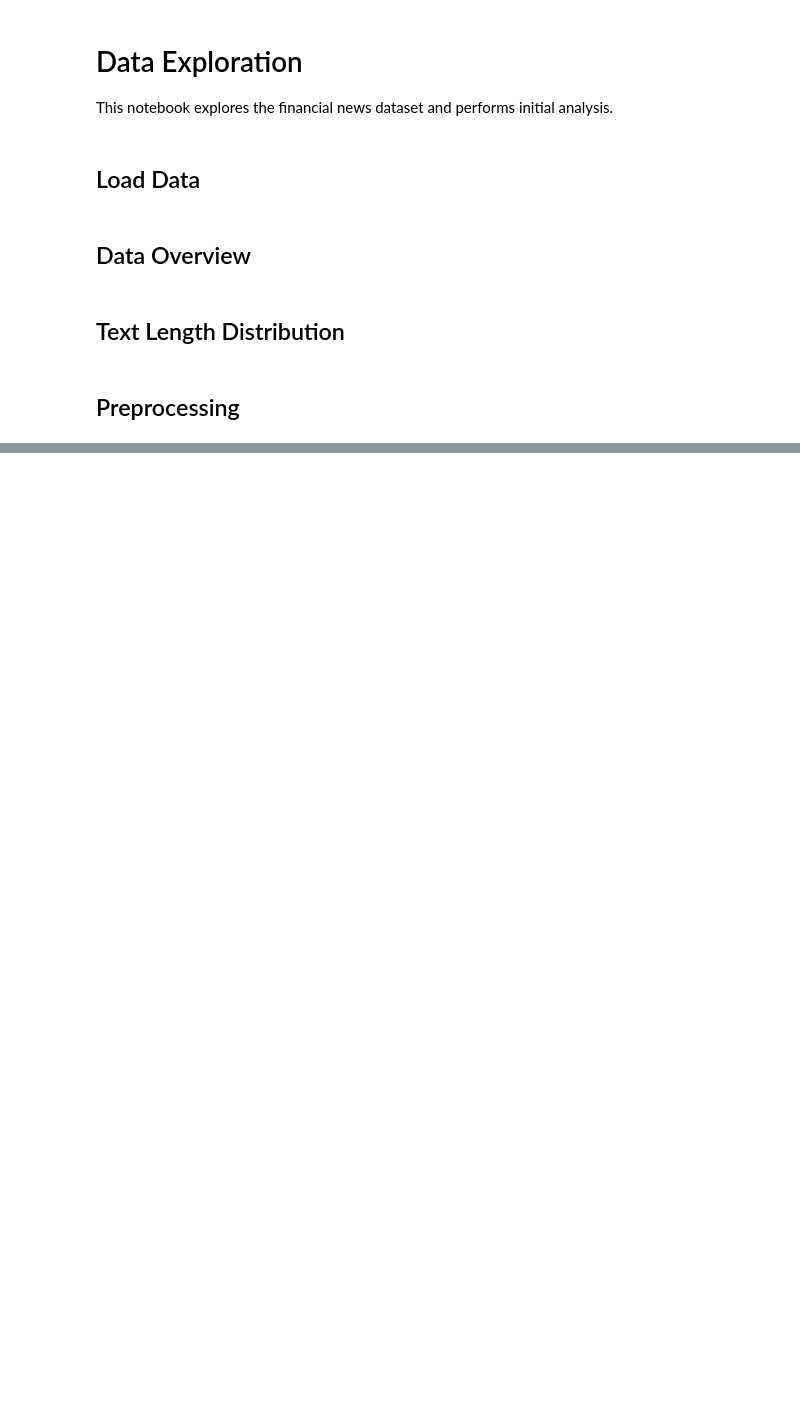
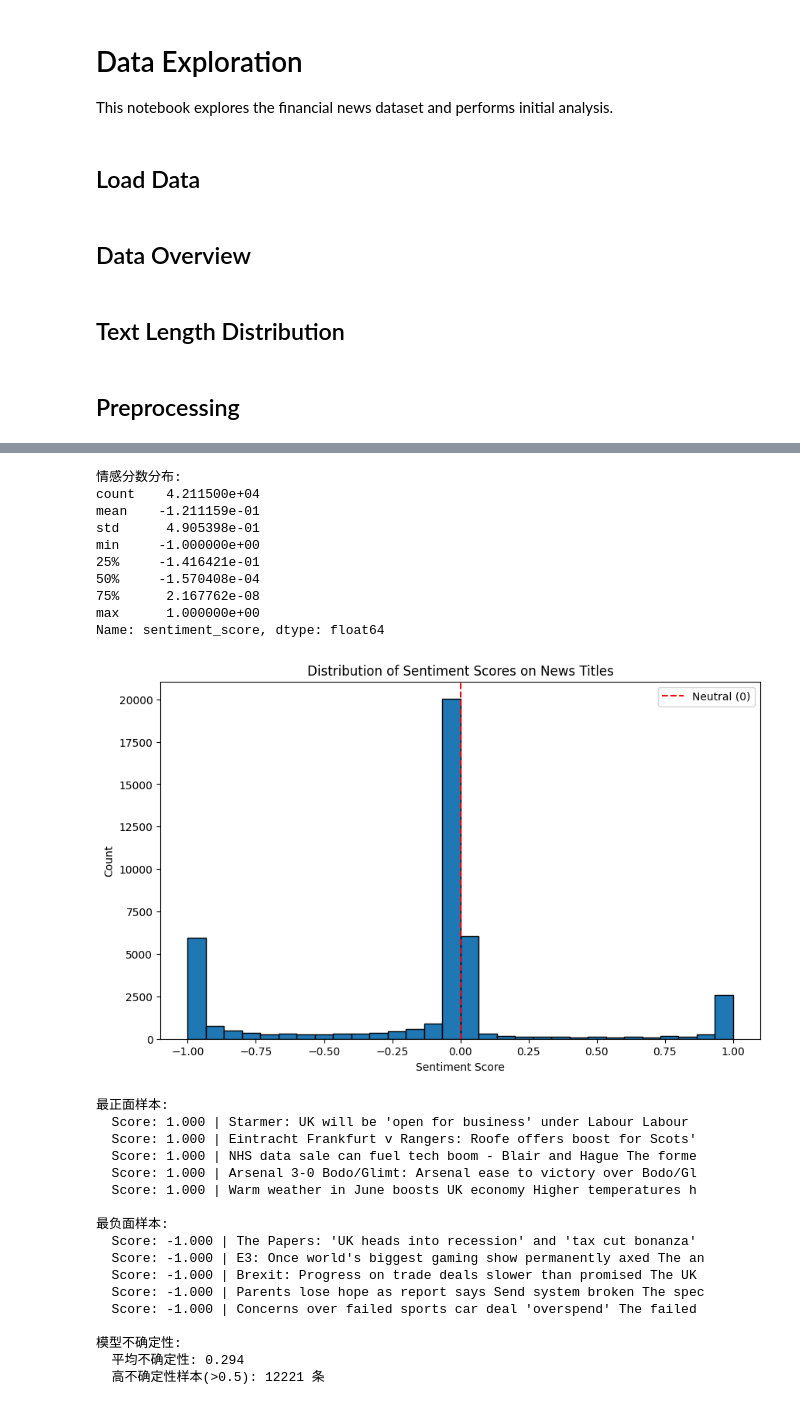
Before and after one commit to ChristinaXinny/Emotion-Multiagent, a Jupyter notebook: notebooks/01_data_exploration.ipynb, the cells around one changed output, grey strips where cells are left out. Cells and saved outputs as stored; diff of their text form; code cells hidden in the pictures; blank space fills up the shorter version.

```diff
--- a/notebooks/01_data_exploration.ipynb
+++ b/notebooks/01_data_exploration.ipynb
@@ -73,0 +448,7 @@ df_clean.head()
+# %%
+df = pd.read_csv("02_A_finbert/bbc_data/bbc_news.csv")
+
+print(f"原始数据形状: {df.shape}")
+print(f"列名: {df.columns.tolist()}")
+print(f"总样本数: {len(df)}")
+df.head(5)
@@ -73,0 +619,8 @@ df_clean.head()
+# %%
+
+# ============
+# 使用GPU（如果可用）
+device = torch.device("cuda" if torch.cuda.is_available() else "cpu")
+model.to(device)
+model.eval()
+print(f"使用设备: {device}")
@@ -73,0 +873,63 @@ df_clean.head()
+# %%
+import pandas as pd
+import matplotlib.pyplot as plt
+
+df = pd.read_csv("02_A_finbert/bbc_output/bbc_news_sentiment_predictions.csv")
+
+# 查看分数分布
+print("情感分数分布:")
+print(df['sentiment_score'].describe())
+
+# 画直方图
+plt.figure(figsize=(10, 6))
+plt.hist(df['sentiment_score'], bins=30, edgecolor='black')
+plt.xlabel('Sentiment Score')
+plt.ylabel('Count')
+plt.title('Distribution of Sentiment Scores on News Titles')
+plt.axvline(x=0, color='red', linestyle='--', label='Neutral (0)')
+plt.legend()
+plt.show()
+
+# 查看最高和最低的几个样本
+print("\n最正面样本:")
+for idx, row in df.nlargest(5, 'sentiment_score').iterrows():
+    print(f"  Score: {row['sentiment_score']:.3f} | {row['text'][:60]}")
+
+print("\n最负面样本:")
+for idx, row in df.nsmallest(5, 'sentiment_score').iterrows():
+    print(f"  Score: {row['sentiment_score']:.3f} | {row['text'][:60]}")
+
+# 查看模型的不确定性
+df['uncertainty'] = 1 - df['neutral_prob']
+print(f"\n模型不确定性:")
+print(f"  平均不确定性: {df['uncertainty'].mean():.3f}")
+print(f"  高不确定性样本(>0.5): {(df['uncertainty'] > 0.5).sum()} 条")
+# %% [output]
+情感分数分布:
+count    4.211500e+04
+mean    -1.211159e-01
+std      4.905398e-01
+min     -1.000000e+00
+25%     -1.416421e-01
+50%     -1.570408e-04
+75%      2.167762e-08
+max      1.000000e+00
+Name: sentiment_score, dtype: float64
+[figure, added]
+最正面样本:
+  Score: 1.000 | Starmer: UK will be 'open for business' under Labour Labour
+  Score: 1.000 | Eintracht Frankfurt v Rangers: Roofe offers boost for Scots'
+  Score: 1.000 | NHS data sale can fuel tech boom - Blair and Hague The forme
+  Score: 1.000 | Arsenal 3-0 Bodo/Glimt: Arsenal ease to victory over Bodo/Gl
+  Score: 1.000 | Warm weather in June boosts UK economy Higher temperatures h
+
+最负面样本:
+  Score: -1.000 | The Papers: 'UK heads into recession' and 'tax cut bonanza'
+  Score: -1.000 | E3: Once world's biggest gaming show permanently axed The an
+  Score: -1.000 | Brexit: Progress on trade deals slower than promised The UK
+  Score: -1.000 | Parents lose hope as report says Send system broken The spec
+  Score: -1.000 | Concerns over failed sports car deal 'overspend' The failed
+
+模型不确定性:
+  平均不确定性: 0.294
+  高不确定性样本(>0.5): 12221 条
```
Also changed, not shown: parts of 16 cells of this notebook, 14 other files.
